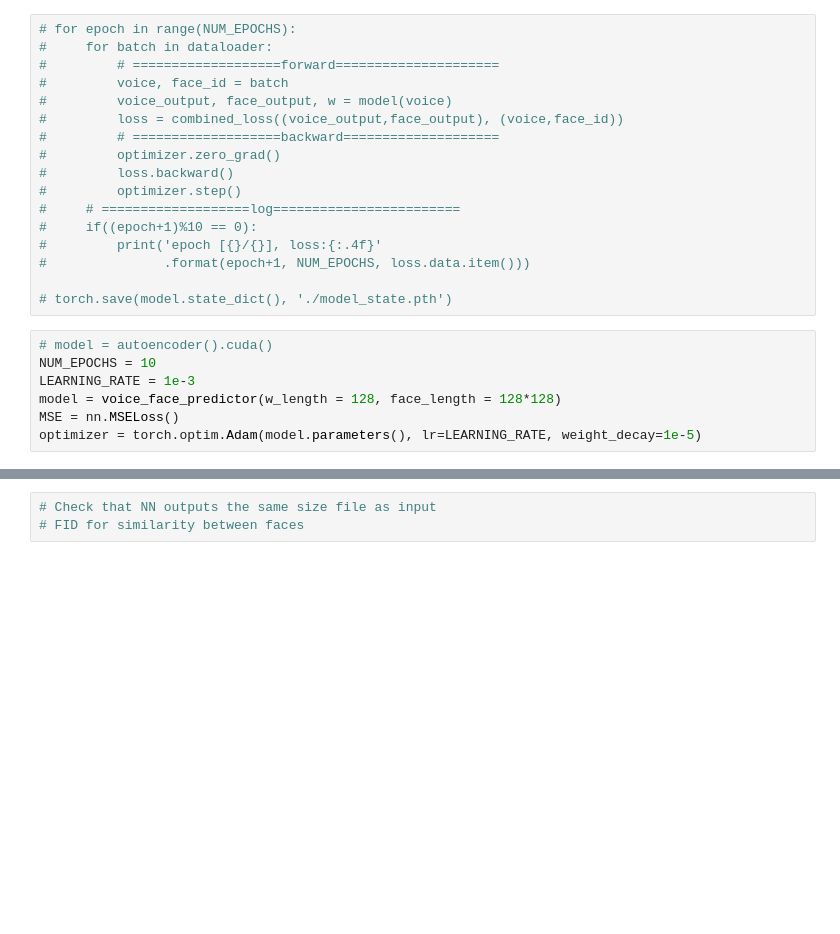
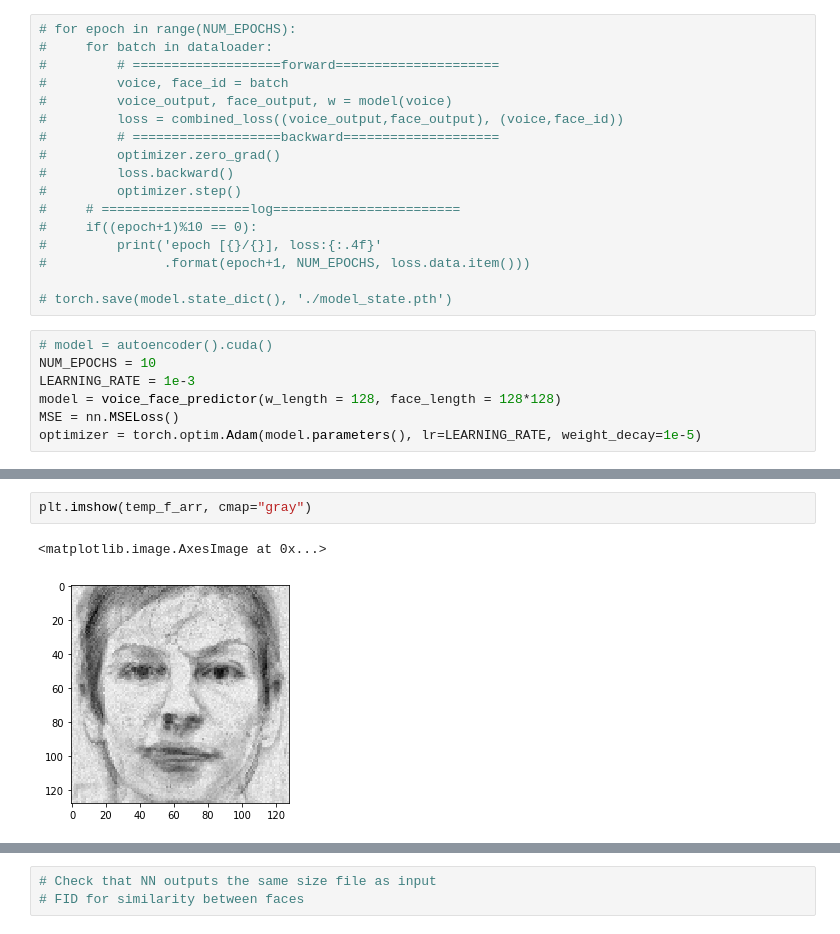
Before and after one commit to mikey-yang/voice_to_face_net, a Jupyter notebook: voice_to_face_net.ipynb, the cells around one changed output, grey strips where cells are left out. Drawn from its saved outputs; the diff is of its cells as text; blank space fills up the shorter version.

```diff
--- a/voice_to_face_net.ipynb
+++ b/voice_to_face_net.ipynb
@@ -278,0 +316,5 @@ torch.save(model.state_dict(), './model_state.pth')
+# %%
+plt.imshow(temp_f_arr, cmap="gray")
+# %% [output]
+<matplotlib.image.AxesImage at 0x...>
+[figure, added]
```
Also changed, not shown: parts of 19 cells of this notebook.
